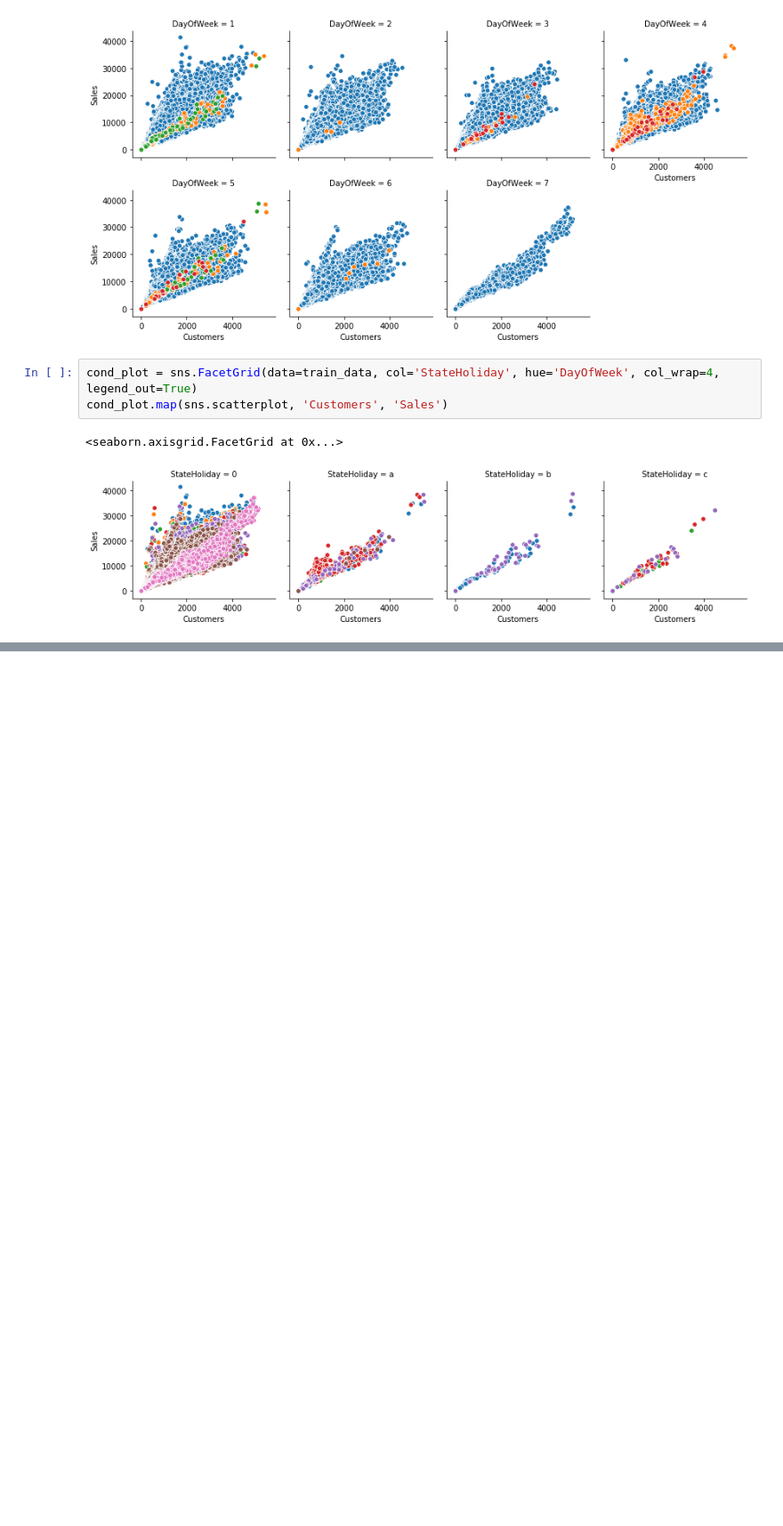
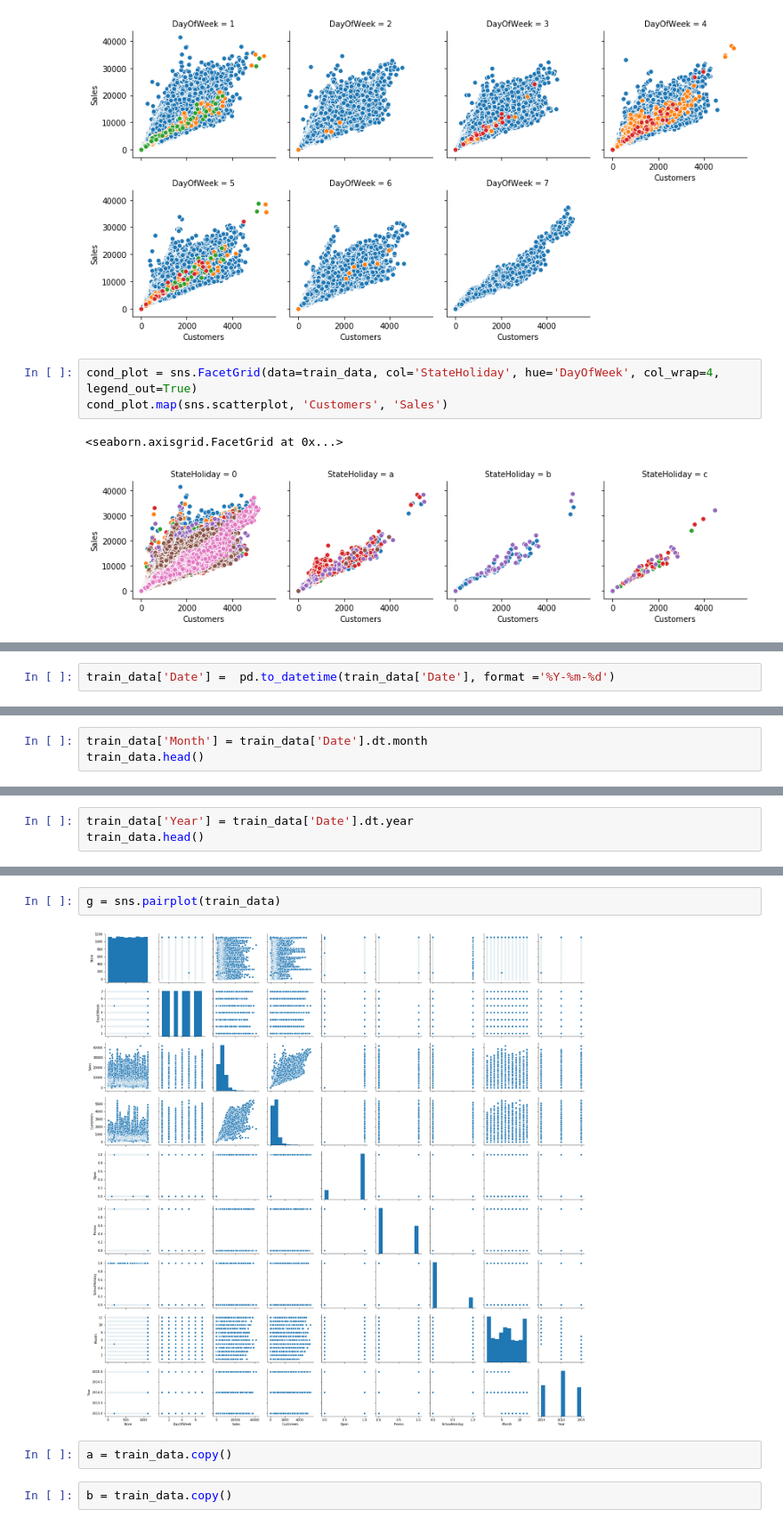
Before and after one commit to Naycat/DSR_mini_competition, a Jupyter notebook: cat bit.ipynb, the cells around one changed output, grey strips where cells are left out. Shown at 89% size. Cells and saved outputs as stored; diff of their text form; blank space fills up the shorter version.

Commit message:
datetime sorted

```diff
--- a/cat bit.ipynb
+++ b/cat bit.ipynb
@@ -109,0 +112,2 @@ cond_plot.map(sns.scatterplot, 'Customers', 'Sales')
+# %%
+train_data['Date'] =  pd.to_datetime(train_data['Date'], format ='%Y-%m-%d')
@@ -109,0 +140,3 @@ cond_plot.map(sns.scatterplot, 'Customers', 'Sales')
+# %%
+train_data['Month'] = train_data['Date'].dt.month
+train_data.head()
@@ -109,0 +150,3 @@ cond_plot.map(sns.scatterplot, 'Customers', 'Sales')
+# %%
+train_data['Year'] = train_data['Date'].dt.year
+train_data.head()
@@ -109,0 +160,8 @@ cond_plot.map(sns.scatterplot, 'Customers', 'Sales')
+# %%
+g = sns.pairplot(train_data)
+# %% [output]
+[figure, added]
+# %%
+a = train_data.copy()
+# %%
+b = train_data.copy()
```
Also changed, not shown: parts of 5 cells of this notebook.
